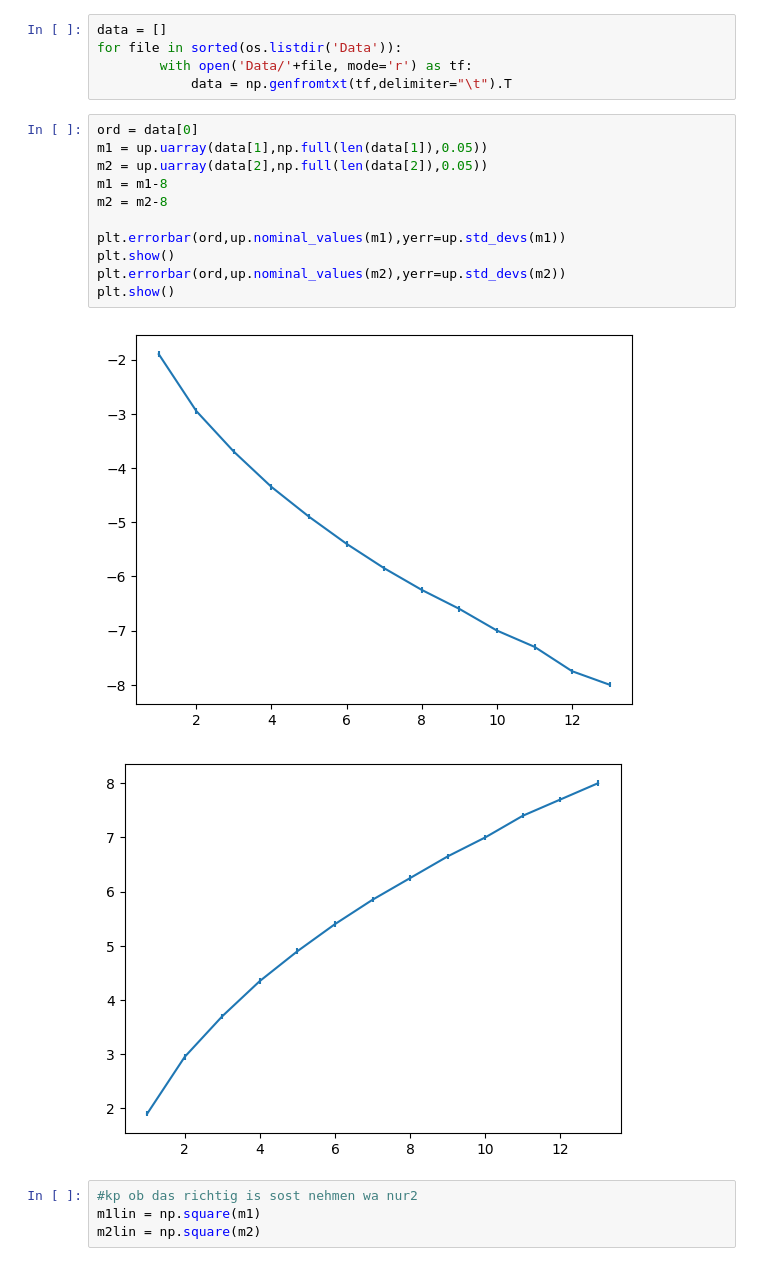
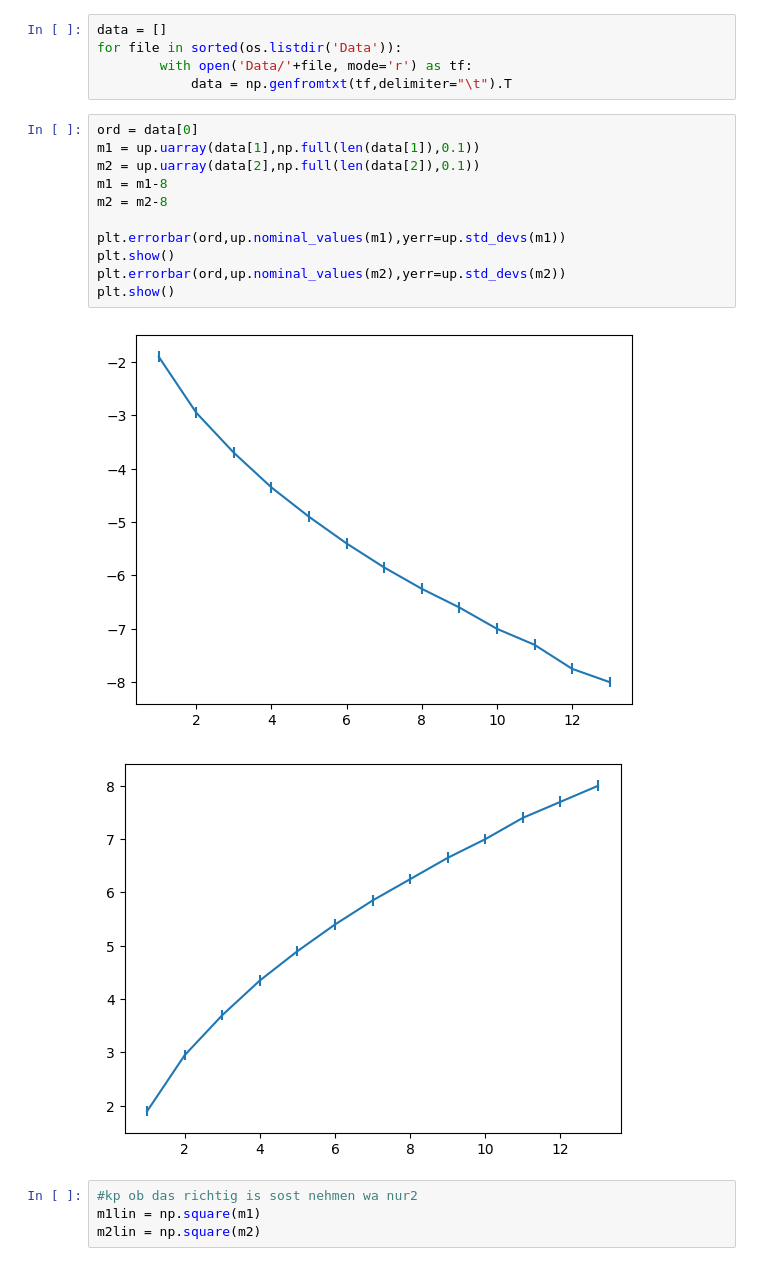
Before and after one commit to Friedrich-Jahns/Fortgeschrittenen-Praktikum-Physik, a Jupyter notebook: FP2_Zeemann/rad_zu_ord_fit/rad_zu_ord_fit.ipynb, the cells around one changed output. Drawn from its saved outputs; the diff is of its cells as text.

```diff
--- a/FP2_Zeemann/rad_zu_ord_fit/rad_zu_ord_fit.ipynb
+++ b/FP2_Zeemann/rad_zu_ord_fit/rad_zu_ord_fit.ipynb
@@ -16,18 +16,18 @@ for file in sorted(os.listdir('Data')):
             data = np.genfromtxt(tf,delimiter="\t").T
 # %%
 ord = data[0]
-m1 = up.uarray(data[1],np.full(len(data[1]),0.05))
-m2 = up.uarray(data[2],np.full(len(data[2]),0.05))
+m1 = up.uarray(data[1],np.full(len(data[1]),0.1))
+m2 = up.uarray(data[2],np.full(len(data[2]),0.1))
 m1 = m1-8
 m2 = m2-8
 
 plt.errorbar(ord,up.nominal_values(m1),yerr=up.std_devs(m1))
 plt.show()
 plt.errorbar(ord,up.nominal_values(m2),yerr=up.std_devs(m2))
 plt.show()
 # %% [output]
-[figure, old version]
+[figure, new version]
-[figure, old version]
+[figure, new version]
 # %%
 #kp ob das richtig is sost nehmen wa nur2
 m1lin = np.square(m1)
```
Also changed, not shown: parts of 1 cell of this notebook, 3 other files.
